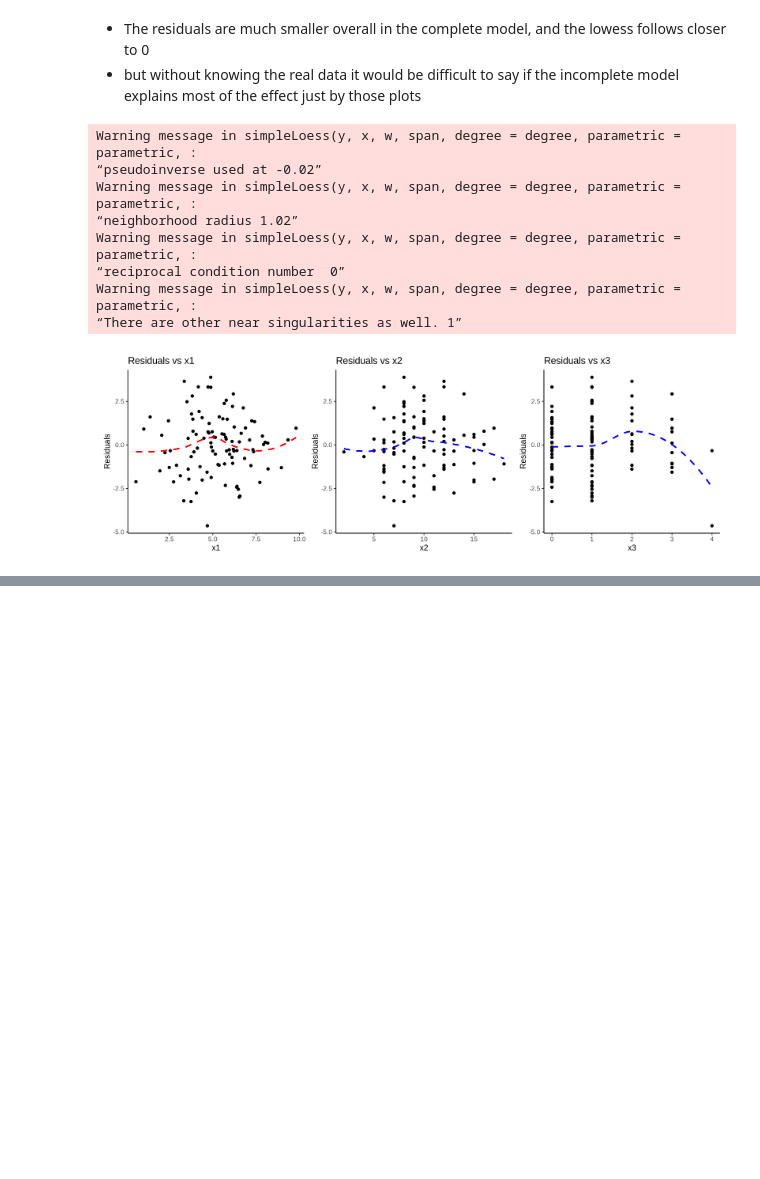
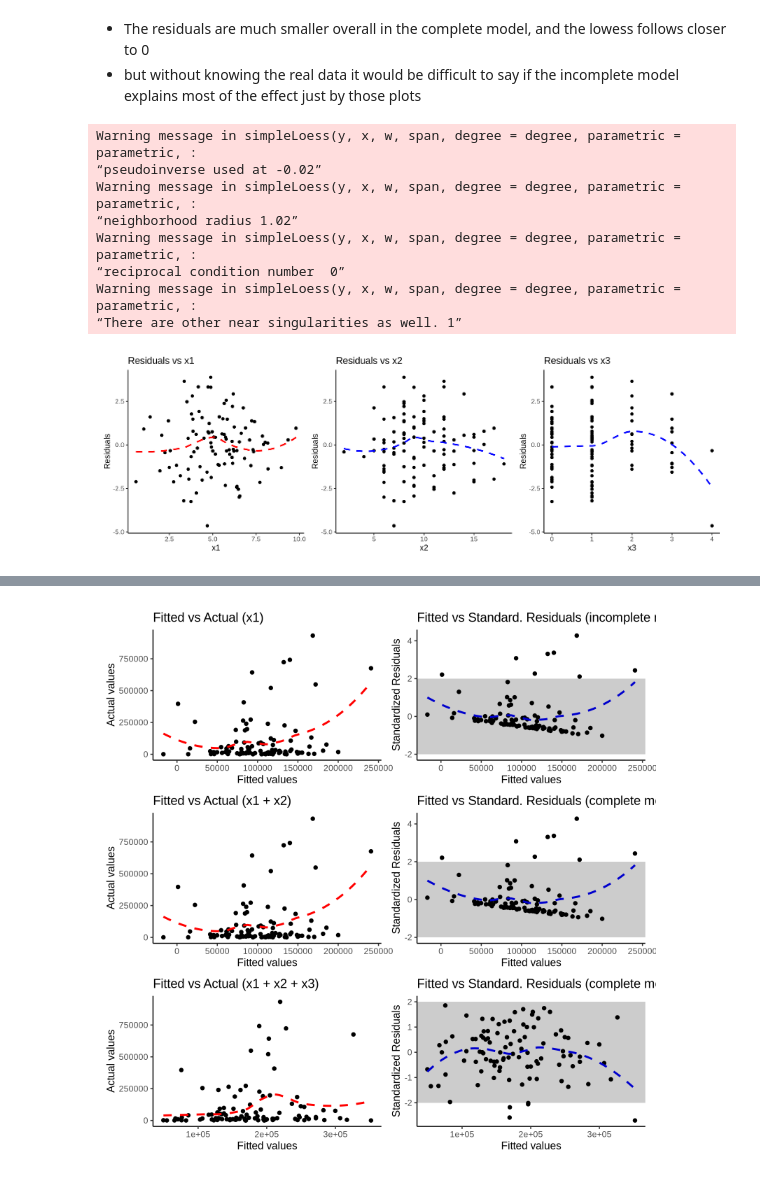
Before and after one commit to AndreMacedo88/Notebooks-Research, a Jupyter notebook: Statistics/Regressions/model_assumptions.ipynb, the cells around one changed output, grey strips where cells are left out. Drawn from its saved outputs; the diff is of its cells as text; code cells hidden in the pictures; blank space fills up the shorter version.

```diff
--- a/Statistics/Regressions/model_assumptions.ipynb
+++ b/Statistics/Regressions/model_assumptions.ipynb
@@ -235,0 +262,3 @@ Warning message in simpleLoess(y, x, w, span, degree = degree, parametric = para
+# %%
+model1 <- lm(formula = y ~ x1 + x2 + x3, data = df)
+summary(model1)
@@ -235,0 +285,3 @@ Warning message in simpleLoess(y, x, w, span, degree = degree, parametric = para
+# %%
+model2 <- lm(formula = y ~ x1 + x2 + x3, data = df)
+summary(model2)
@@ -235,0 +308,3 @@ Warning message in simpleLoess(y, x, w, span, degree = degree, parametric = para
+# %%
+model3 <- lm(log(y) ~ log(x1) + log(x2) + log(x3), data = df)
+summary(model3)
@@ -235,0 +329,60 @@ Warning message in simpleLoess(y, x, w, span, degree = degree, parametric = para
+# %%
+options(repr.plot.width = 8, repr.plot.height = 8, repr.plot.res = 200)
+
+df$fitted <- fitted(model1)
+df$residuals <- residuals(model1)
+df$residuals_standardized <- residuals(model1) / sd(residuals(model1))
+
+plt1 <- ggplot(df, aes(x = fitted, y = y)) +
+    geom_point() +
+    geom_smooth(formula = y ~ x, method = "loess", se = FALSE, color = "red", linetype = "dashed") +
+    labs(x = "Fitted values", y = "Actual values", title = "Fitted vs Actual (x1)") +
+    theme_classic()
+
+plt2 <- ggplot(df, aes(x = fitted, y = residuals_standardized)) +
+    geom_point() +
+    geom_smooth(formula = y ~ x, method = "loess", se = FALSE, color = "blue", linetype = "dashed") +
+    annotate("rect", xmin = -Inf, xmax = Inf, ymin = -2, ymax = 2, alpha = 0.2, fill = "black") +
+    labs(x = "Fitted values", y = "Standardized Residuals", title = "Fitted vs Standard. Residuals (incomplete model)") +
+    theme_classic()
+
+df$fitted <- fitted(model2)
+df$residuals <- residuals(model2)
+df$residuals_standardized <- residuals(model2) / sd(residuals(model2))
+
+plt3 <- ggplot(df, aes(x = fitted, y = y)) +
+    geom_point() +
+    geom_smooth(formula = y ~ x, method = "loess", se = FALSE, color = "red", linetype = "dashed") +
+    labs(x = "Fitted values", y = "Actual values", title = "Fitted vs Actual (x1 + x2)") +
+    theme_classic()
+
+plt4 <- ggplot(df, aes(x = fitted, y = residuals_standardized)) +
+    geom_point() +
+    geom_smooth(formula = y ~ x, method = "loess", se = FALSE, color = "blue", linetype = "dashed") +
+    annotate("rect", xmin = -Inf, xmax = Inf, ymin = -2, ymax = 2, alpha = 0.2, fill = "black") +
+    labs(x = "Fitted values", y = "Standardized Residuals", title = "Fitted vs Standard. Residuals (complete model)") +
+    theme_classic()
+
+
+sigma2 <- summary(model3)$sigma^2
+bias_correction <- exp(sigma2 / 2)
+df$fitted <- exp(fitted(model3)) * bias_correction # this should have fixed the multiplicative error bias, but it is not enough
+df$residuals <- residuals(model3)
+df$residuals_standardized <- residuals(model3) / sd(residuals(model3))
+
+plt5 <- ggplot(df, aes(x = fitted, y = y)) +
+    geom_point() +
+    geom_smooth(formula = y ~ x, method = "loess", se = FALSE, color = "red", linetype = "dashed") +
+    labs(x = "Fitted values", y = "Actual values", title = "Fitted vs Actual (x1 + x2 + x3)") +
+    theme_classic()
+
+plt6 <- ggplot(df, aes(x = fitted, y = residuals_standardized)) +
+    geom_point() +
+    geom_smooth(formula = y ~ x, method = "loess", se = FALSE, color = "blue", linetype = "dashed") +
+    annotate("rect", xmin = -Inf, xmax = Inf, ymin = -2, ymax = 2, alpha = 0.2, fill = "black") +
+    labs(x = "Fitted values", y = "Standardized Residuals", title = "Fitted vs Standard. Residuals (complete model)") +
+    theme_classic()
+
+(plt1 + plt2) / (plt3 + plt4) / (plt5 + plt6)
+# %% [output]
+[figure, added]
```
Also changed, not shown: parts of 8 cells of this notebook, 1 other file.
